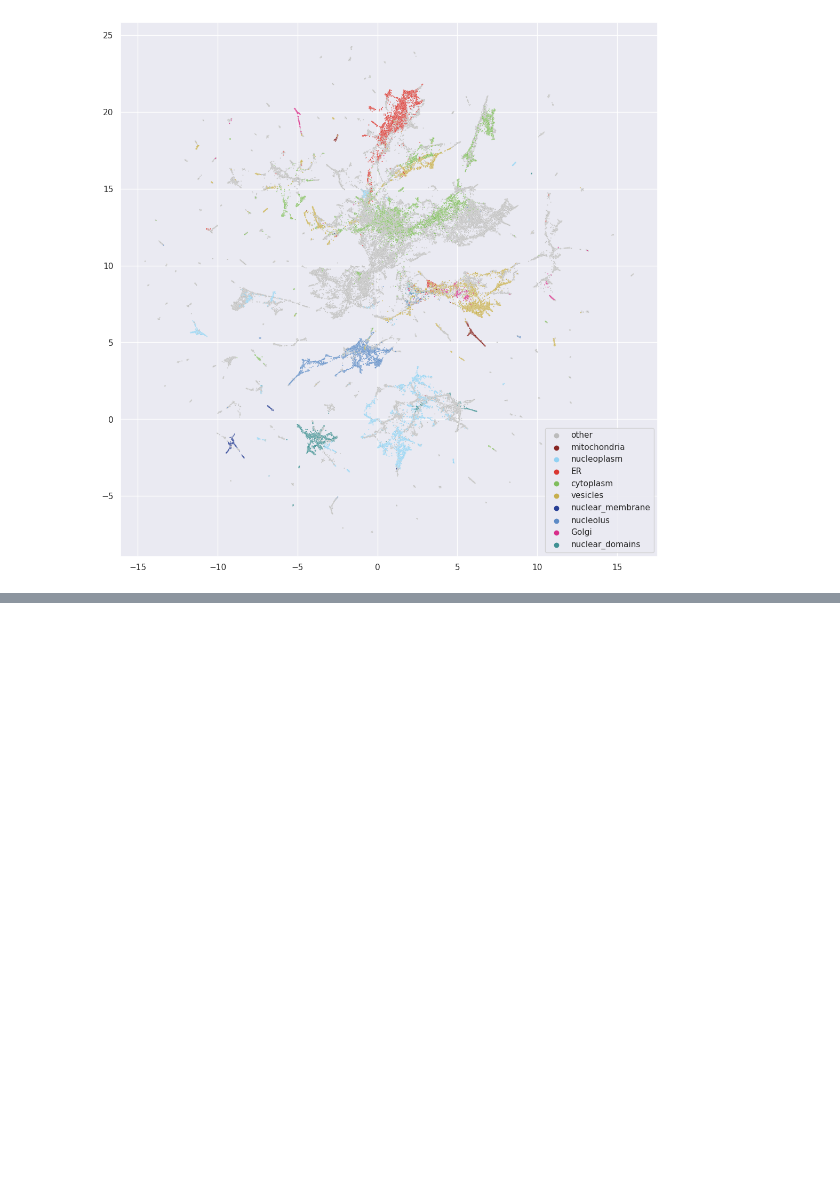
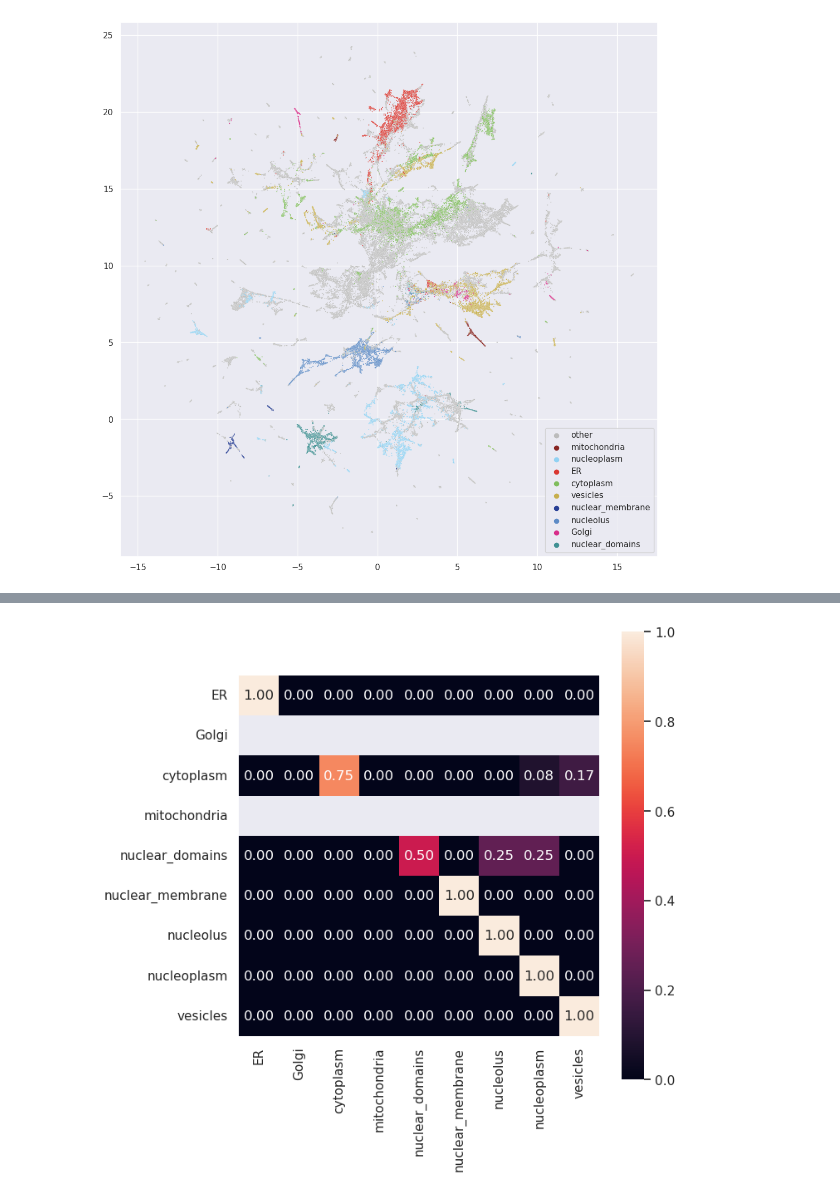
Before and after one commit to sofroniewn/proteoscope, a Jupyter notebook: notebooks/proteoscope-results.ipynb, the cells around one changed output, grey strips where cells are left out. Drawn from its saved outputs; the diff is of its cells as text; code cells hidden in the pictures; blank space fills up the shorter version.

```diff
--- a/notebooks/proteoscope-results.ipynb
+++ b/notebooks/proteoscope-results.ipynb
@@ -285,3 +289,8 @@ np.abs(true_latents).mean()
+# %%
+plt.figure(figsize=(7, 7))
+sns.heatmap(cm_df, square=True, annot=True, fmt=".2f");
+# %% [output]
+[figure, added]
 # %%
 sns.set(rc={"figure.figsize":(13, 13)})
 sns.scatterplot(x=reduced_embedding[:, 0], y=reduced_embedding[:, 1], hue=localizations, s=2, alpha=0.4, palette=label_colors)
```
Also changed, not shown: parts of 21 cells of this notebook, 3 other files.
